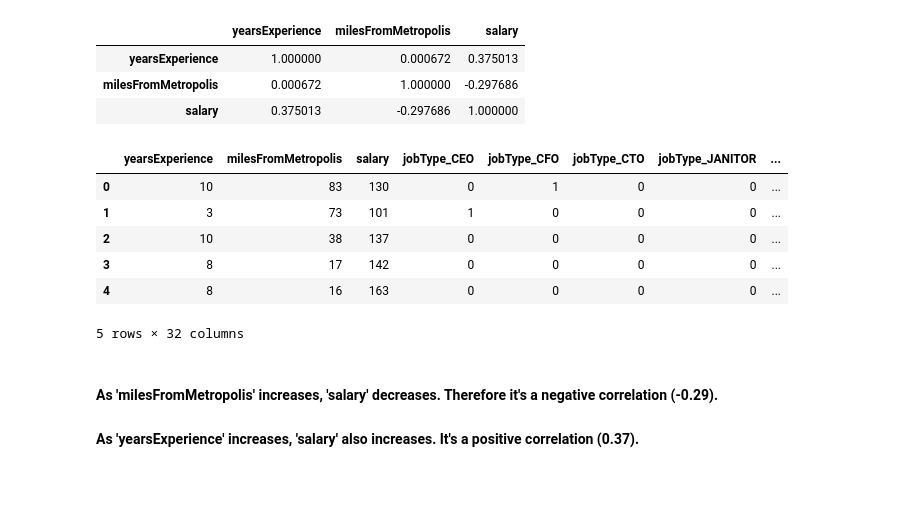
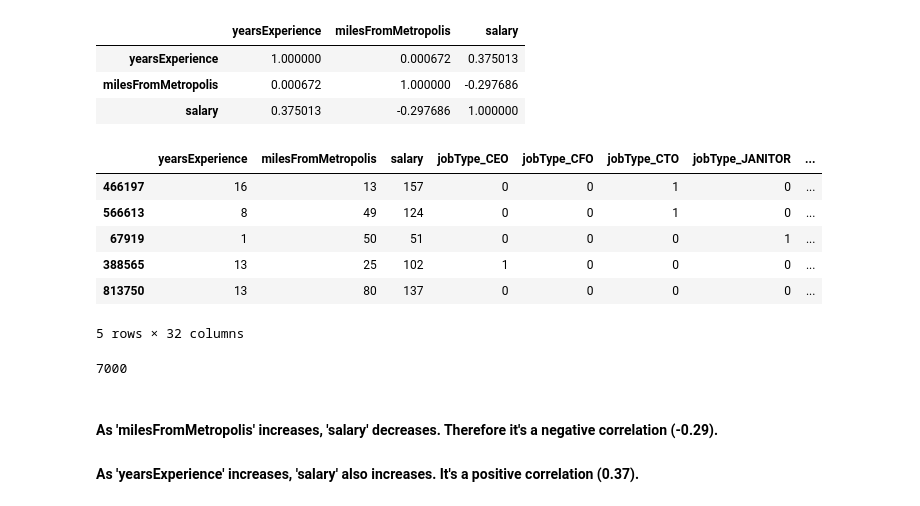
Before and after one commit to coutoreis/salary-prediction, a Jupyter notebook: Salary Prediction Notebook.ipynb, the cells around one changed output. Saved outputs shown, nothing was run; the diff lists cells and outputs as text; code cells hidden in the pictures.

```diff
--- a/Salary Prediction Notebook.ipynb
+++ b/Salary Prediction Notebook.ipynb
@@ -237,18 +242,24 @@ df.corr()
 | yearsExperience | 1.000000 | 0.000672 | 0.375013 |
 | milesFromMetropolis | 0.000672 | 1.000000 | -0.297686 |
 | salary | 0.375013 | -0.297686 | 1.000000 |
+# %%
+# Reduce the Dataset size to decrease training time
+df = df.sample(frac=0.001)
+df.shape
 # %%
 # We'll hot encode the categorical variables so we can build the model
 df_train = pd.get_dummies(df)
 df_train.head()
+df.size
 # %% [output]
 |  | yearsExperience | milesFromMetropolis | salary | jobType_CEO | jobType_CFO | jobType_CTO | jobType_JANITOR | ... |
-| 0 | 10 | 83 | 130 | 0 | 1 | 0 | 0 | ... |
-| 1 | 3 | 73 | 101 | 1 | 0 | 0 | 0 | ... |
-| 2 | 10 | 38 | 137 | 0 | 0 | 0 | 0 | ... |
-| 3 | 8 | 17 | 142 | 0 | 0 | 0 | 0 | ... |
-| 4 | 8 | 16 | 163 | 0 | 0 | 0 | 0 | ... |
+| 466197 | 16 | 13 | 157 | 0 | 0 | 1 | 0 | ... |
+| 566613 | 8 | 49 | 124 | 0 | 0 | 1 | 0 | ... |
+| 67919 | 1 | 50 | 51 | 0 | 0 | 0 | 1 | ... |
+| 388565 | 13 | 25 | 102 | 1 | 0 | 0 | 0 | ... |
+| 813750 | 13 | 80 | 137 | 0 | 0 | 0 | 0 | ... |
 5 rows × 32 columns
+7000
 # %% [markdown]
 #### As 'milesFromMetropolis' increases, 'salary' decreases. Therefore it's a negative correlation (-0.29).
 #### As 'yearsExperience' increases, 'salary' also increases. It's a positive correlation (0.37).
```
Also changed, not shown: parts of 21 cells of this notebook.
